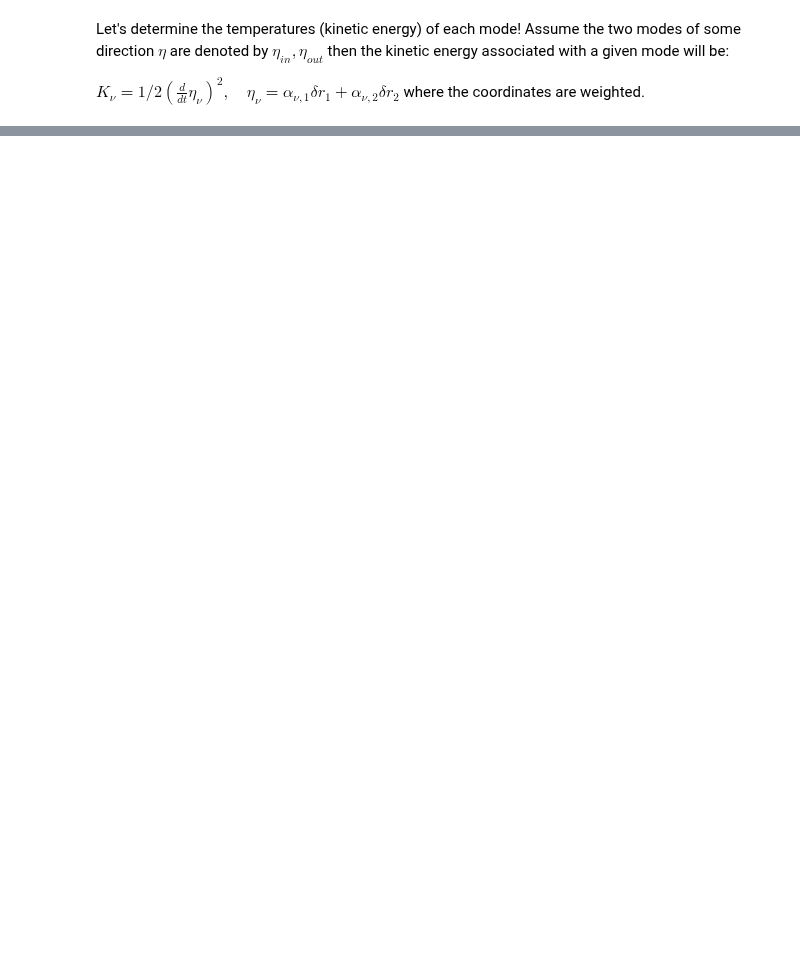
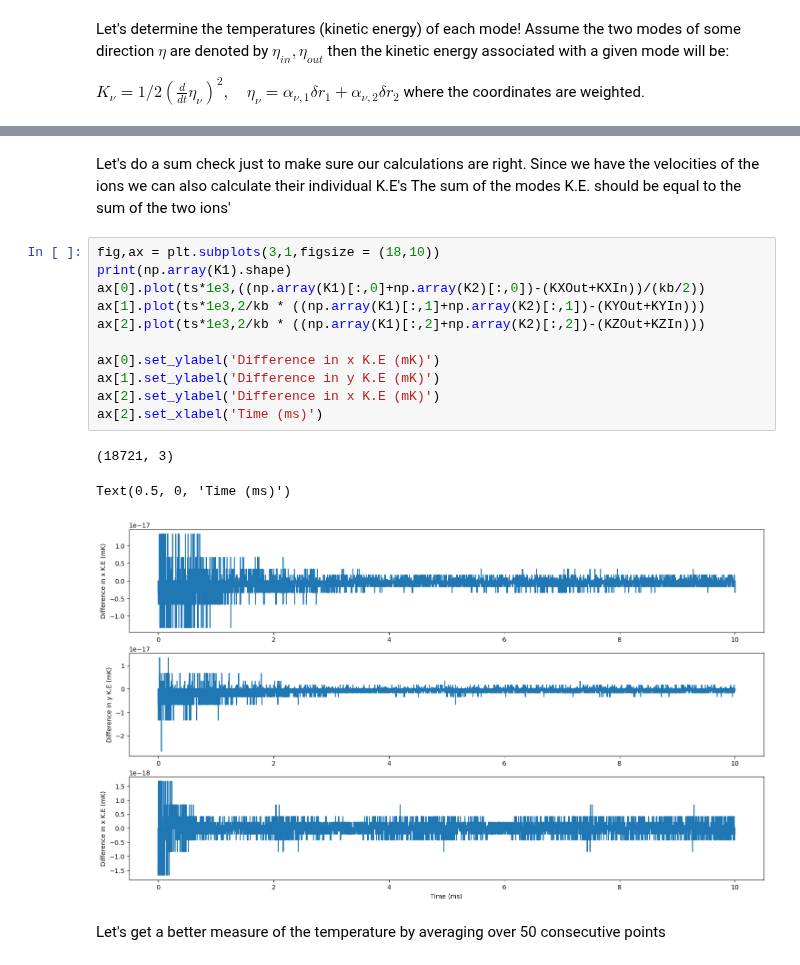
Before and after one commit to EmilLenler/PhD-Work, a Jupyter notebook: Two-Ion-Systems/Cooling2Ion.ipynb, the cells around one changed output, grey strips where cells are left out. Cells and saved outputs as stored; diff of their text form; blank space fills up the shorter version.

```diff
--- a/Two-Ion-Systems/Cooling2Ion.ipynb
+++ b/Two-Ion-Systems/Cooling2Ion.ipynb
@@ -590,0 +645,19 @@ SyntaxError: incomplete input (2516578139.py, line 19)
+# %% [markdown]
+Let's do a sum check just to make sure our calculations are right. Since we have the velocities of the ions we can also calculate their individual K.E's The sum of the modes K.E. should be equal to the sum of the two ions'
+# %%
+fig,ax = plt.subplots(3,1,figsize = (18,10))
+print(np.array(K1).shape)
+ax[0].plot(ts*1e3,((np.array(K1)[:,0]+np.array(K2)[:,0])-(KXOut+KXIn))/(kb/2))
+ax[1].plot(ts*1e3,2/kb * ((np.array(K1)[:,1]+np.array(K2)[:,1])-(KYOut+KYIn)))
+ax[2].plot(ts*1e3,2/kb * ((np.array(K1)[:,2]+np.array(K2)[:,2])-(KZOut+KZIn)))
+
+ax[0].set_ylabel('Difference in x K.E (mK)')
+ax[1].set_ylabel('Difference in y K.E (mK)')
+ax[2].set_ylabel('Difference in x K.E (mK)')
+ax[2].set_xlabel('Time (ms)')
+# %% [output]
+(18721, 3)
+Text(0.5, 0, 'Time (ms)')
+[figure, added]
+# %% [markdown]
+Let's get a better measure of the temperature by averaging over 50 consecutive points
```
Also changed, not shown: parts of 7 cells of this notebook, 4 other files.
